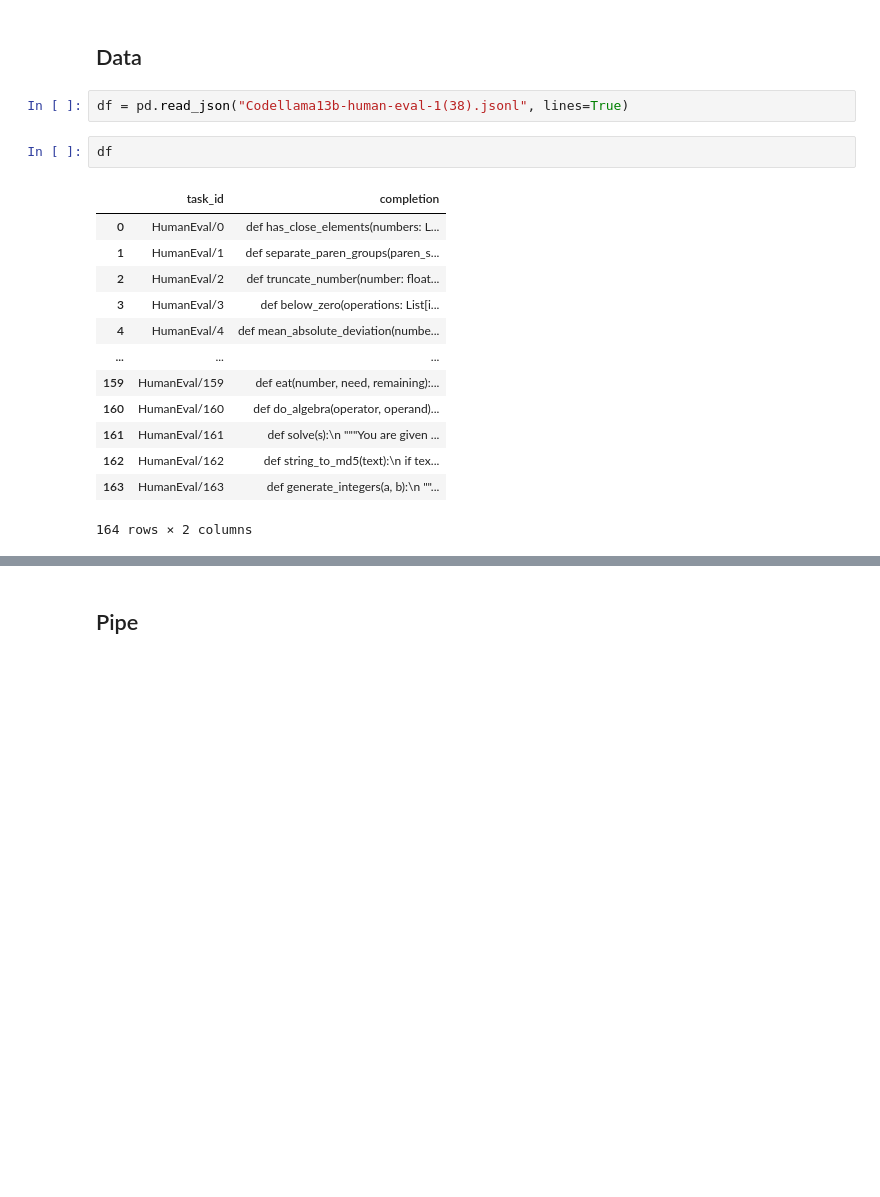
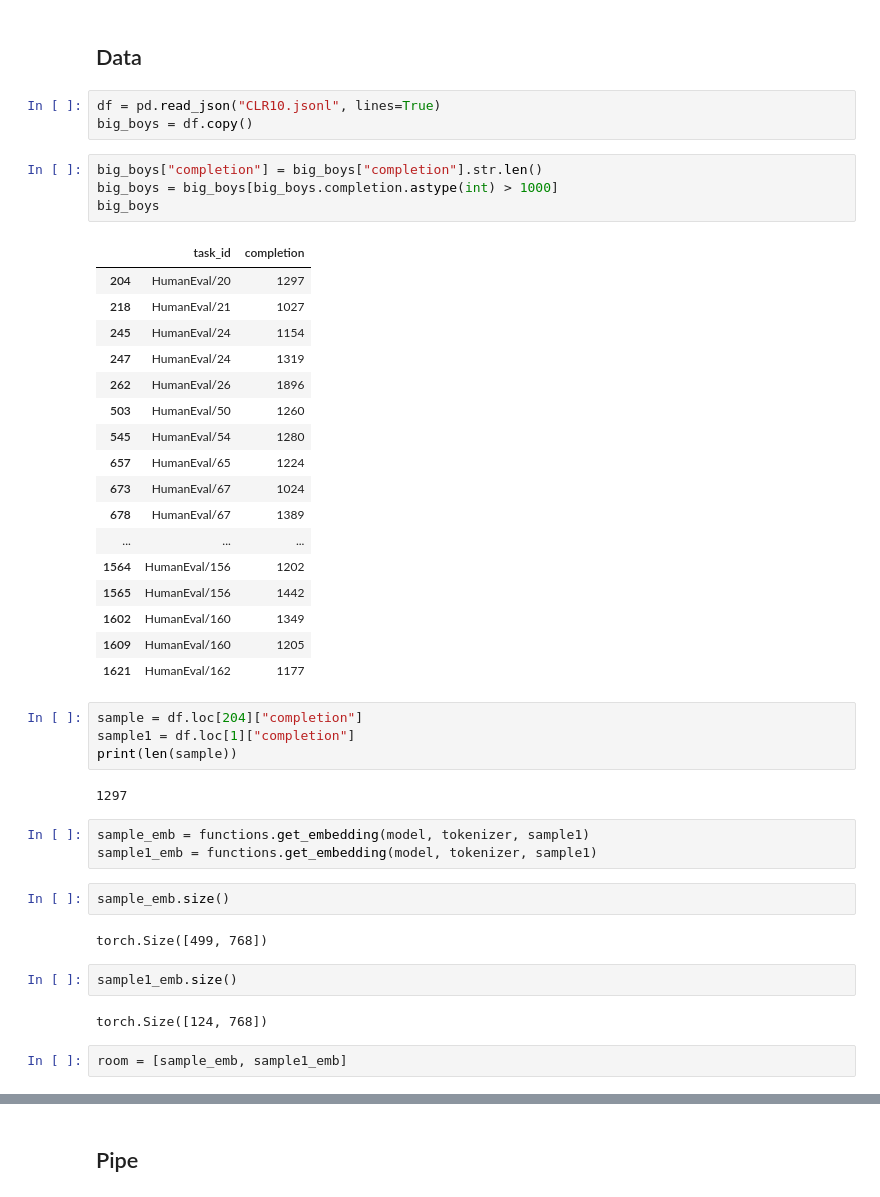
Before and after one commit to maximw99/Coding_Benchamark_SB, a Jupyter notebook: src/pipe.ipynb, the cells around one changed output, grey strips where cells are left out. Drawn from its saved outputs; the diff is of its cells as text; blank space fills up the shorter version.

```diff
--- a/src/pipe.ipynb
+++ b/src/pipe.ipynb
@@ -38,20 +20,46 @@ model = AutoModel.from_pretrained("microsoft/codebert-base")
 # %% [markdown]
 ## Data
 # %%
-df = pd.read_json("Codellama13b-human-eval-1(38).jsonl", lines=True)
+df = pd.read_json("CLR10.jsonl", lines=True)
+big_boys = df.copy()
-# %%
-df
-# %% [output]
-|  | task_id | completion |
-| 0 | HumanEval/0 | def has_close_elements(numbers: L... |
-| 1 | HumanEval/1 | def separate_paren_groups(paren_s... |
-| 2 | HumanEval/2 | def truncate_number(number: float... |
-| 3 | HumanEval/3 | def below_zero(operations: List[i... |
-| 4 | HumanEval/4 | def mean_absolute_deviation(numbe... |
-| ... | ... | ... |
-| 159 | HumanEval/159 | def eat(number, need, remaining):... |
-| 160 | HumanEval/160 | def do_algebra(operator, operand)... |
-| 161 | HumanEval/161 | def solve(s):\n """You are given ... |
-| 162 | HumanEval/162 | def string_to_md5(text):\n if tex... |
-| 163 | HumanEval/163 | def generate_integers(a, b):\n ""... |
-164 rows × 2 columns
+# %%
+big_boys["completion"] = big_boys["completion"].str.len()
+big_boys = big_boys[big_boys.completion.astype(int) > 1000]
+big_boys
+# %% [output]
+|  | task_id | completion |
+| 204 | HumanEval/20 | 1297 |
+| 218 | HumanEval/21 | 1027 |
+| 245 | HumanEval/24 | 1154 |
+| 247 | HumanEval/24 | 1319 |
+| 262 | HumanEval/26 | 1896 |
+| 503 | HumanEval/50 | 1260 |
+| 545 | HumanEval/54 | 1280 |
+| 657 | HumanEval/65 | 1224 |
+| 673 | HumanEval/67 | 1024 |
+| 678 | HumanEval/67 | 1389 |
+| ... | ... | ... |
+| 1564 | HumanEval/156 | 1202 |
+| 1565 | HumanEval/156 | 1442 |
+| 1602 | HumanEval/160 | 1349 |
+| 1609 | HumanEval/160 | 1205 |
+| 1621 | HumanEval/162 | 1177 |
+# %%
+sample = df.loc[204]["completion"]
+sample1 = df.loc[1]["completion"]
+print(len(sample))
+# %% [output]
+1297
+# %%
+sample_emb = functions.get_embedding(model, tokenizer, sample1)
+sample1_emb = functions.get_embedding(model, tokenizer, sample1)
+# %%
+sample_emb.size()
+# %% [output]
+torch.Size([499, 768])
+# %%
+sample1_emb.size()
+# %% [output]
+torch.Size([124, 768])
+# %%
+room = [sample_emb, sample1_emb]
```
Also changed, not shown: parts of 8 cells of this notebook, 7 other files.
